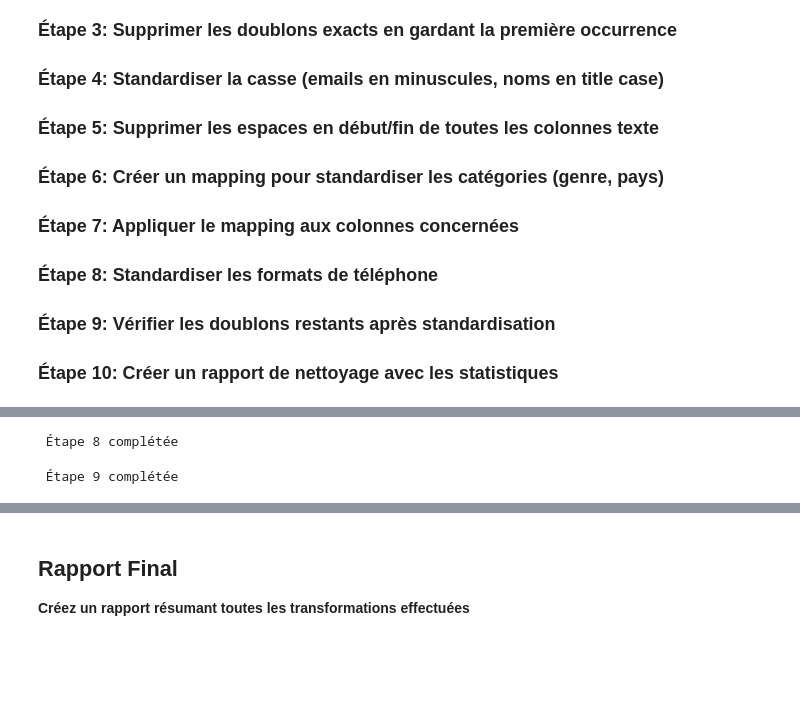
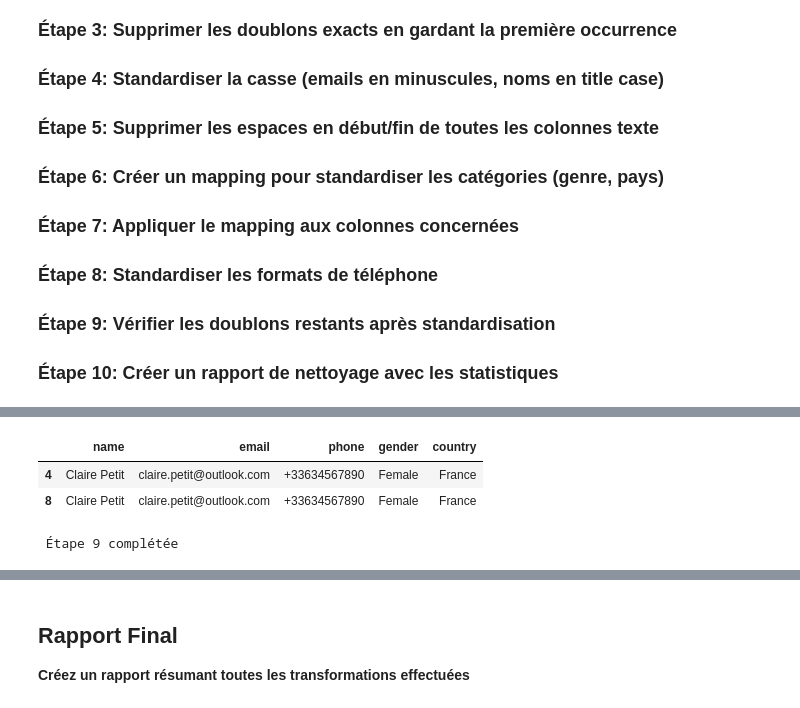
Before and after one commit to achahbounehamid/Pipeline-ETL---Ingestion-transformation-et-chargement-de-donn-es-multi-sources, a Jupyter notebook: TP/TP2_Data_Cleansing_TP2.ipynb, the cells around one changed output, grey strips where cells are left out. Saved outputs shown, nothing was run; the diff lists cells and outputs as text; code cells hidden in the pictures; blank space fills up the shorter version.

```diff
--- a/TP/TP2_Data_Cleansing_TP2.ipynb
+++ b/TP/TP2_Data_Cleansing_TP2.ipynb
@@ -372,0 +508,26 @@ print(f" Étape 7 complétée")
+# %%
+# ========================================
+# Étape 8: Standardiser les formats de téléphone
+# ========================================
+import re
+# TODO: Écrivez votre code ici
+def standardize_phone(phone):
+    """Standardise les numéros de téléphone au format international"""
+    if pd.isna(phone):
+        return None
+
+    # Retirer tous les caractères non numériques
+    phone = re.sub(r'\D', '', str(phone))
+
+    # Format français
+    if len(phone) == 10 and phone.startswith('0'):
+        return f"+33{phone[1:]}"
+    elif len(phone) == 9:  # Sans le 0 initial
+        return f"+33{phone}"
+
+    return f"+{phone}"
+
+df['phone'] = df['phone'].apply(standardize_phone)
+display(df['phone'])
+# Vérification
+#print(f" Étape 8 complétée")
@@ -373,27 +544,18 @@ print(f" Étape 7 complétée")
 # %%
 # ========================================
-# Étape 8: Standardiser les formats de téléphone
+# Étape 9: Vérifier les doublons restants après standardisation
 # ========================================
 
 # TODO: Écrivez votre code ici
-
-
+df.duplicated().sum()
+display(df[df.duplicated(keep = False)])
 # Vérification
-print(f" Étape 8 complétée")
+print(f" Étape 9 complétée")
 # %% [output]
+|  | name | email | phone | gender | country |
+| 4 | Claire Petit | claire.petit@outlook.com | +33634567890 | Female | France |
+| 8 | Claire Petit | claire.petit@outlook.com | +33634567890 | Female | France |
- Étape 8 complétée
+ Étape 9 complétée
-# %%
-# ========================================
-# Étape 9: Vérifier les doublons restants après standardisation
-# ========================================
-
-# TODO: Écrivez votre code ici
-
-
-# Vérification
-print(f" Étape 9 complétée")
-# %% [output]
- Étape 9 complétée
 # %%
 # ========================================
 # Étape 10: Créer un rapport de nettoyage avec les statistiques
```
Also changed, not shown: parts of 16 cells of this notebook, 1 other file.
